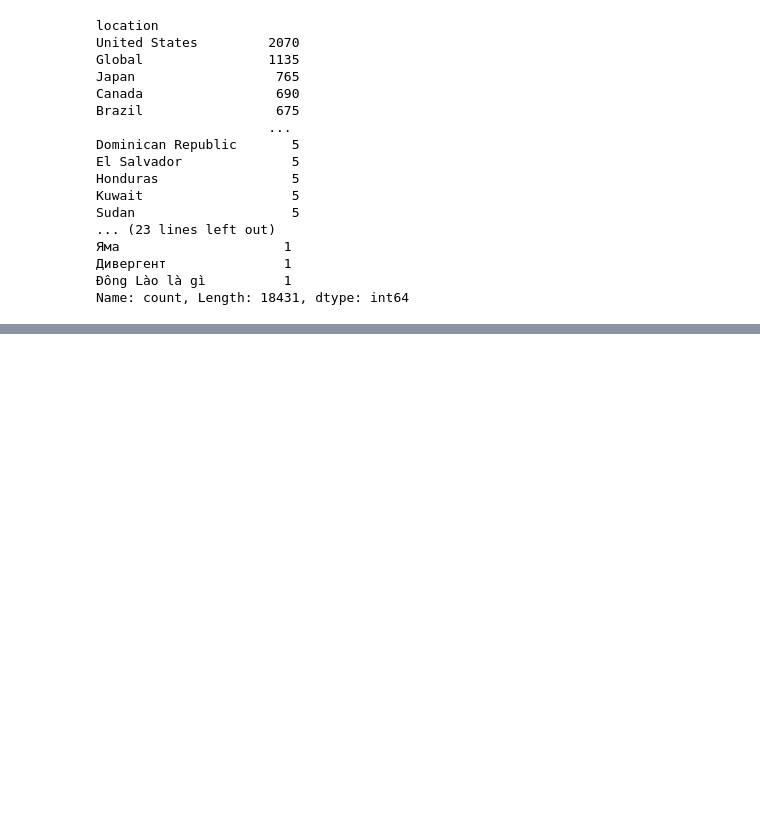
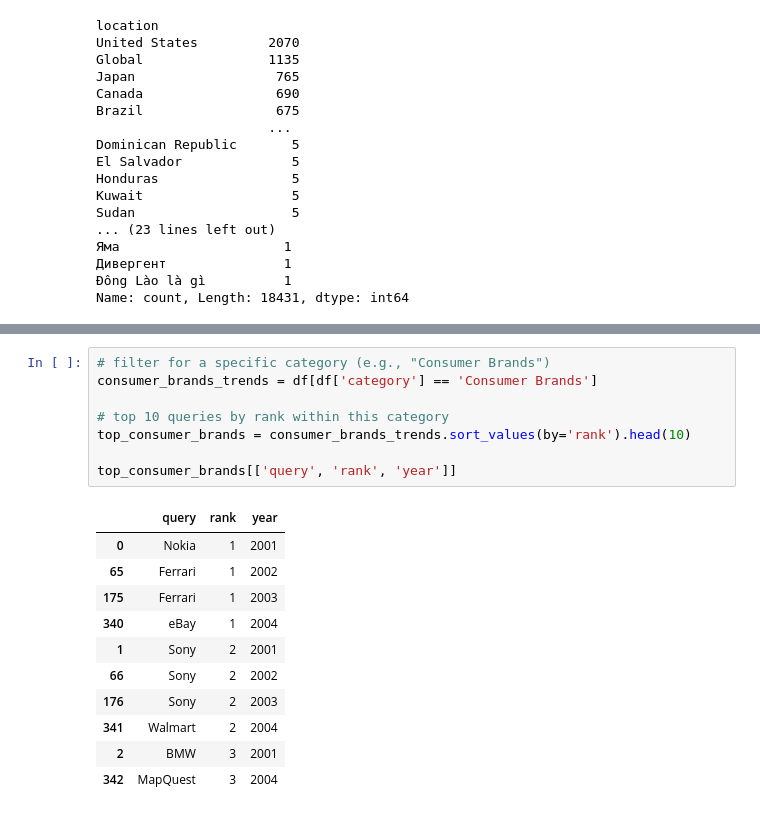
Before and after one commit to jshiah/dsc209r-datavisualization-finalproject, a Jupyter notebook: JS_DataExploration.ipynb, the cells around one changed output, grey strips where cells are left out. Drawn from its saved outputs; the diff is of its cells as text; blank space fills up the shorter version.

```diff
--- a/JS_DataExploration.ipynb
+++ b/JS_DataExploration.ipynb
@@ -62,0 +129,20 @@ plt.show()
+# %%
+# filter for a specific category (e.g., "Consumer Brands")
+consumer_brands_trends = df[df['category'] == 'Consumer Brands']
+
+# top 10 queries by rank within this category
+top_consumer_brands = consumer_brands_trends.sort_values(by='rank').head(10)
+
+top_consumer_brands[['query', 'rank', 'year']]
+# %% [output]
+|  | query | rank | year |
+| 0 | Nokia | 1 | 2001 |
+| 65 | Ferrari | 1 | 2002 |
+| 175 | Ferrari | 1 | 2003 |
+| 340 | eBay | 1 | 2004 |
+| 1 | Sony | 2 | 2001 |
+| 66 | Sony | 2 | 2002 |
+| 176 | Sony | 2 | 2003 |
+| 341 | Walmart | 2 | 2004 |
+| 2 | BMW | 3 | 2001 |
+| 342 | MapQuest | 3 | 2004 |
```
Also changed, not shown: parts of 7 cells of this notebook.
